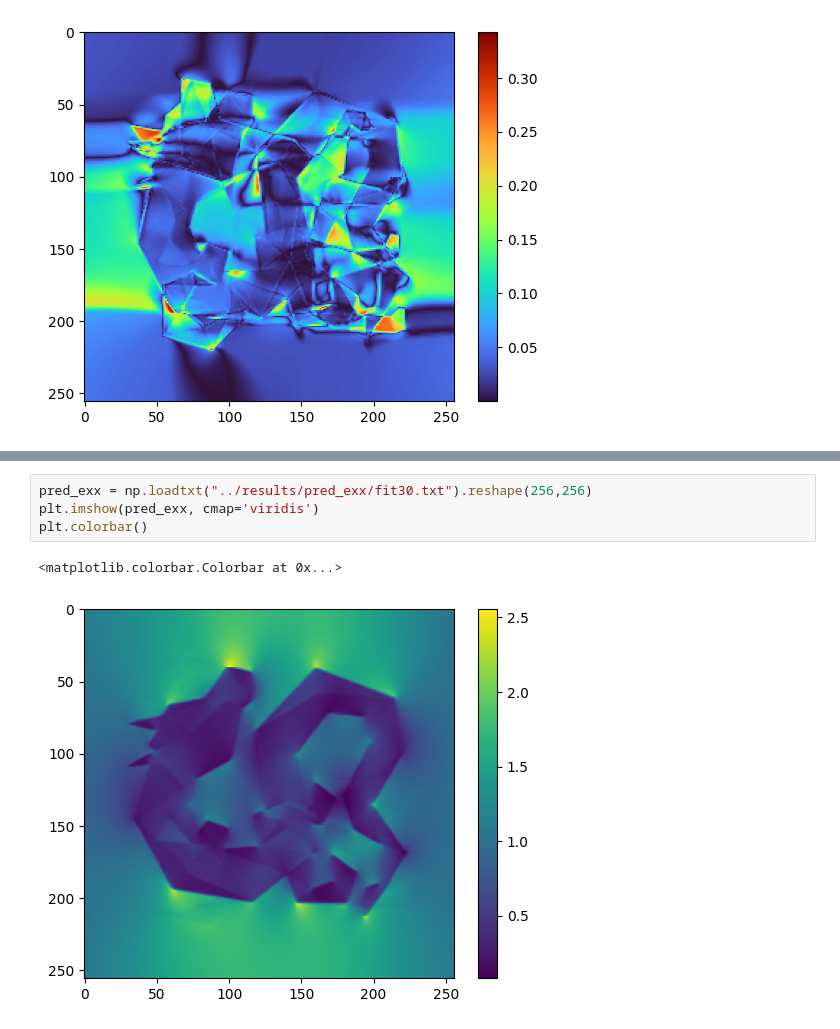
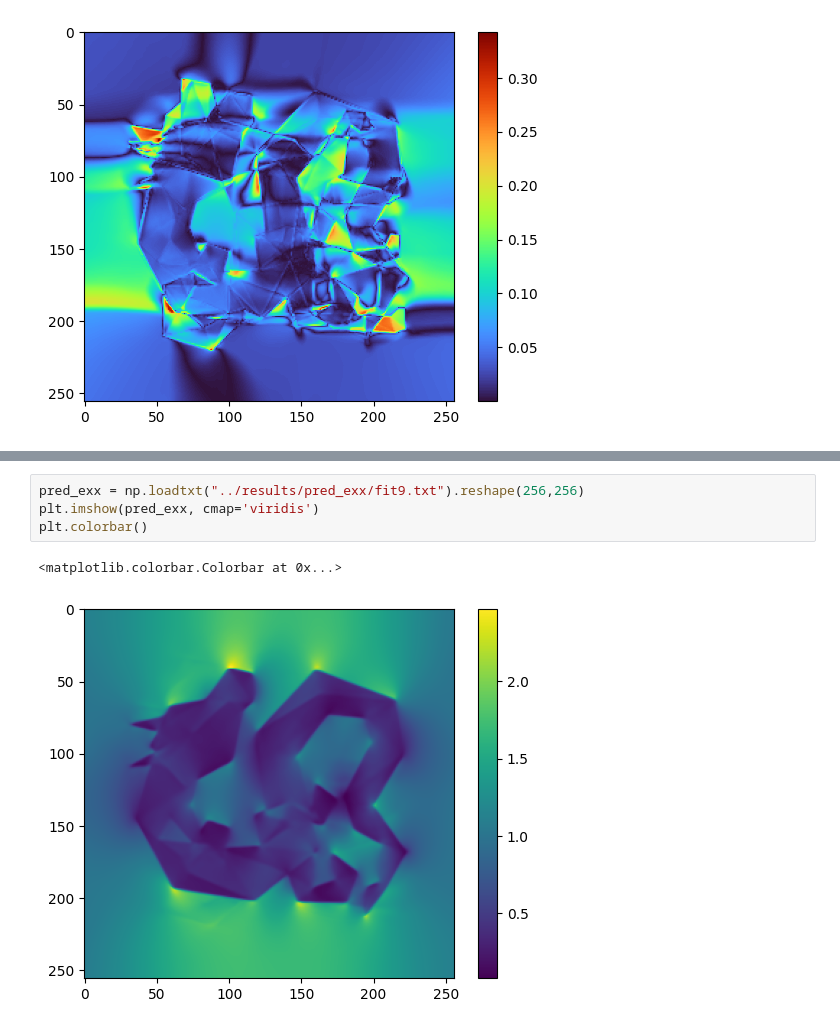
Before and after one commit to data-science-tamu/data-science-projects, a Jupyter notebook: plot/plot.ipynb, the cells around one changed output, grey strips where cells are left out. Drawn from its saved outputs; the diff is of its cells as text.

```diff
--- a/plot/plot.ipynb
+++ b/plot/plot.ipynb
@@ -98,8 +98,8 @@ plt.plot(loss)
 # %%
-pred_exx = np.loadtxt("../results/pred_exx/fit30.txt").reshape(256,256)
+pred_exx = np.loadtxt("../results/pred_exx/fit9.txt").reshape(256,256)
 plt.imshow(pred_exx, cmap='viridis')
 plt.colorbar()
 # %% [output]
 <matplotlib.colorbar.Colorbar at 0x...>
-[figure, old version]
+[figure, new version]
 # %%
```
Also changed, not shown: parts of 6 cells of this notebook, 1 other file.
